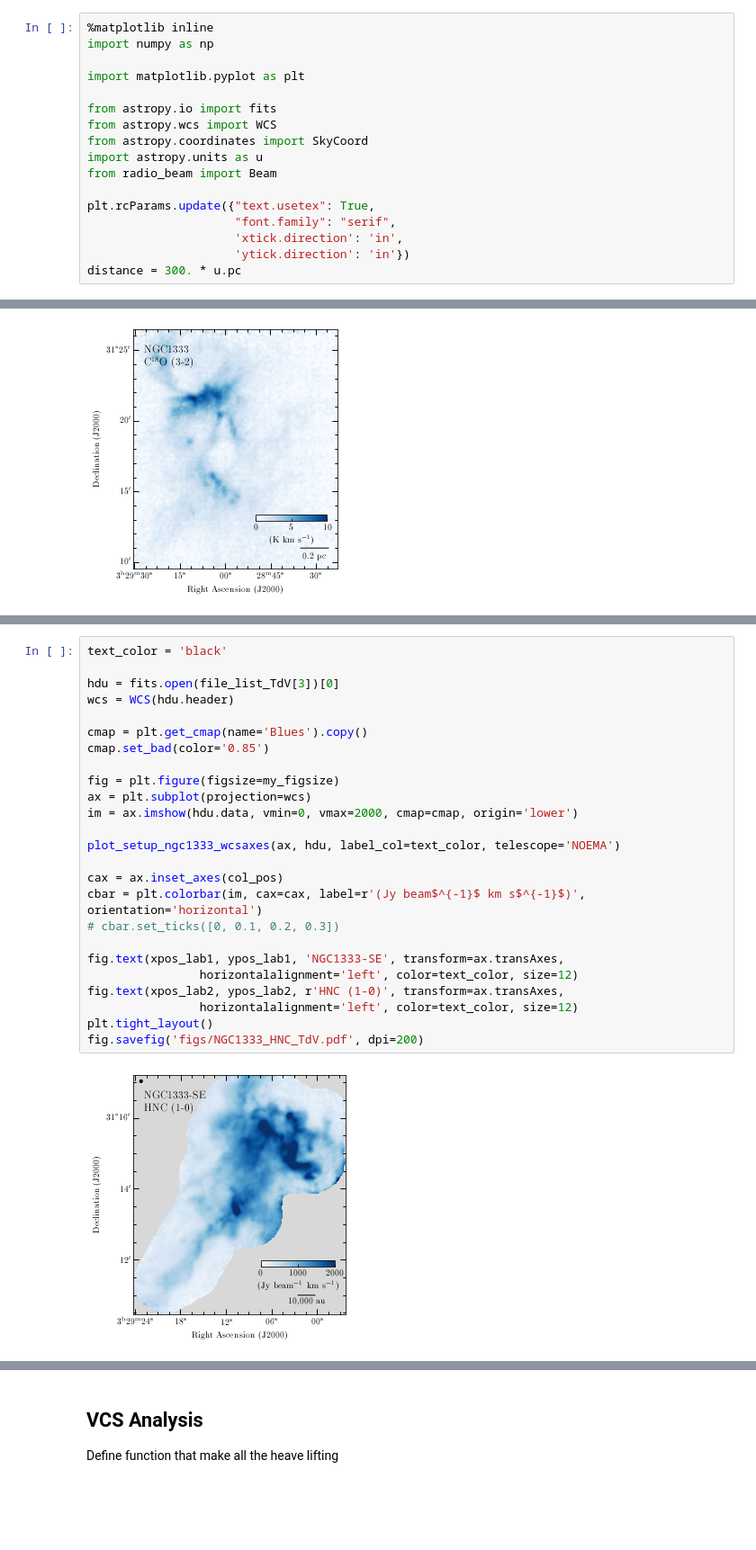
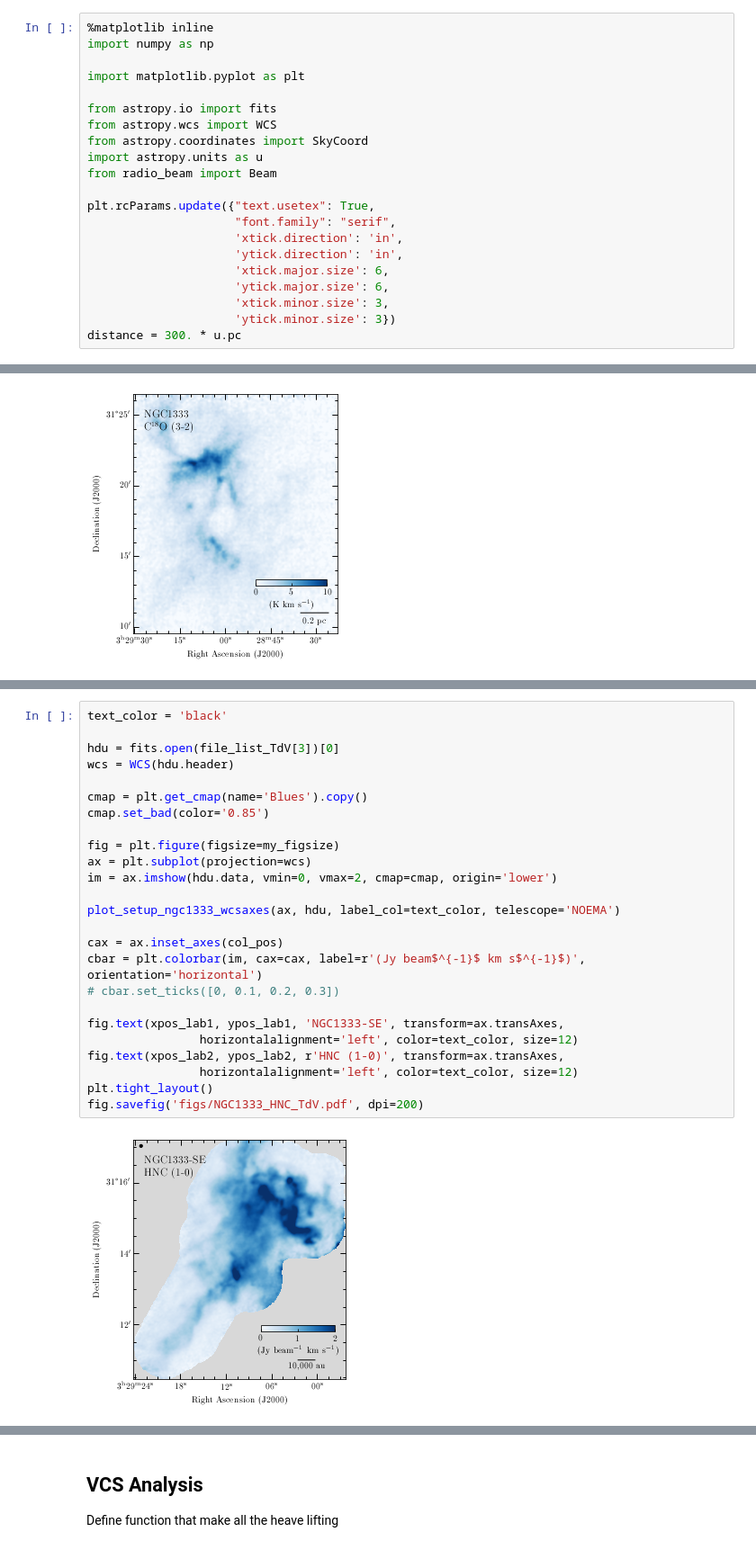
Before and after one commit to jpinedaf/NGC1333_NOEMA_turbulence, a Jupyter notebook: NGC1333_determine_turbulence.ipynb, the cells around one changed output, grey strips where cells are left out. Shown at 90% size. Drawn from its saved outputs; the diff is of its cells as text; blank space fills up the shorter version.

```diff
--- a/NGC1333_determine_turbulence.ipynb
+++ b/NGC1333_determine_turbulence.ipynb
@@ -13,7 +13,11 @@ from radio_beam import Beam
 plt.rcParams.update({"text.usetex": True,
                      "font.family": "serif",
                      'xtick.direction': 'in',
-                     'ytick.direction': 'in'})
+                     'ytick.direction': 'in',
+                     'xtick.major.size': 6,
+                     'ytick.major.size': 6,
+                     'xtick.minor.size': 3,
+                     'ytick.minor.size': 3})
 distance = 300. * u.pc
 # %% [markdown]
 ## Regions to be used
@@ -218,30 +222,30 @@ fig.savefig('figs/NGC1333_H13COp_TdV.pdf', dpi=200)
 # %%
 text_color = 'black'
 
 hdu = fits.open(file_list_TdV[3])[0]
 wcs = WCS(hdu.header)
 
 cmap = plt.get_cmap(name='Blues').copy()
 cmap.set_bad(color='0.85')
 
 fig = plt.figure(figsize=my_figsize)
 ax = plt.subplot(projection=wcs)
-im = ax.imshow(hdu.data, vmin=0, vmax=2000, cmap=cmap, origin='lower')
+im = ax.imshow(hdu.data, vmin=0, vmax=2, cmap=cmap, origin='lower')
 
 plot_setup_ngc1333_wcsaxes(ax, hdu, label_col=text_color, telescope='NOEMA')
 
 cax = ax.inset_axes(col_pos)
 cbar = plt.colorbar(im, cax=cax, label=r'(Jy beam$^{-1}$ km s$^{-1}$)', orientation='horizontal')
 # cbar.set_ticks([0, 0.1, 0.2, 0.3])
 
 fig.text(xpos_lab1, ypos_lab1, 'NGC1333-SE', transform=ax.transAxes,
                 horizontalalignment='left', color=text_color, size=12)
 fig.text(xpos_lab2, ypos_lab2, r'HNC (1-0)', transform=ax.transAxes,
                 horizontalalignment='left', color=text_color, size=12)
 plt.tight_layout()
 fig.savefig('figs/NGC1333_HNC_TdV.pdf', dpi=200)
 # %% [output]
-[figure, old version]
+[figure, new version]
 # %%
 text_color = 'black'
 
```
Also changed, not shown: parts of 19 cells of this notebook, 19 other files.
